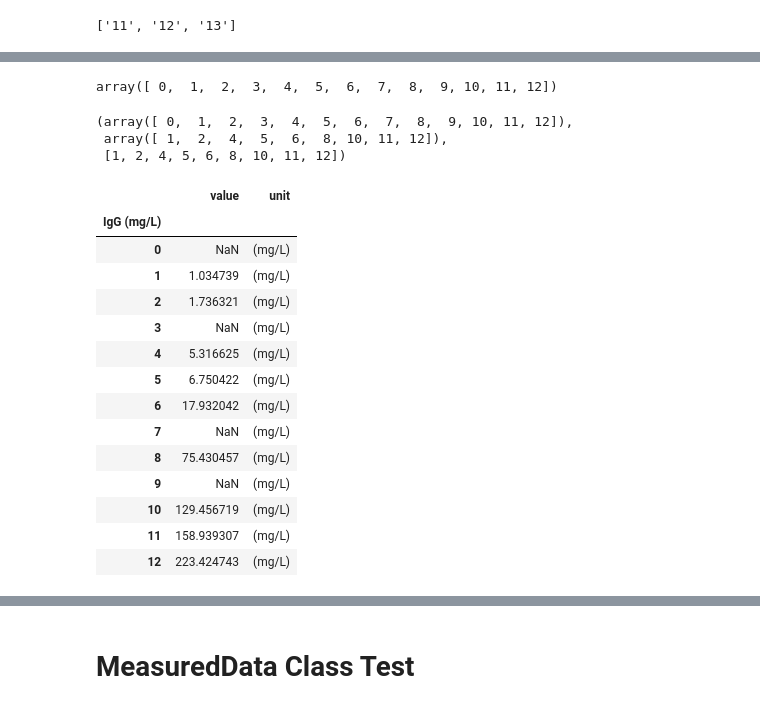
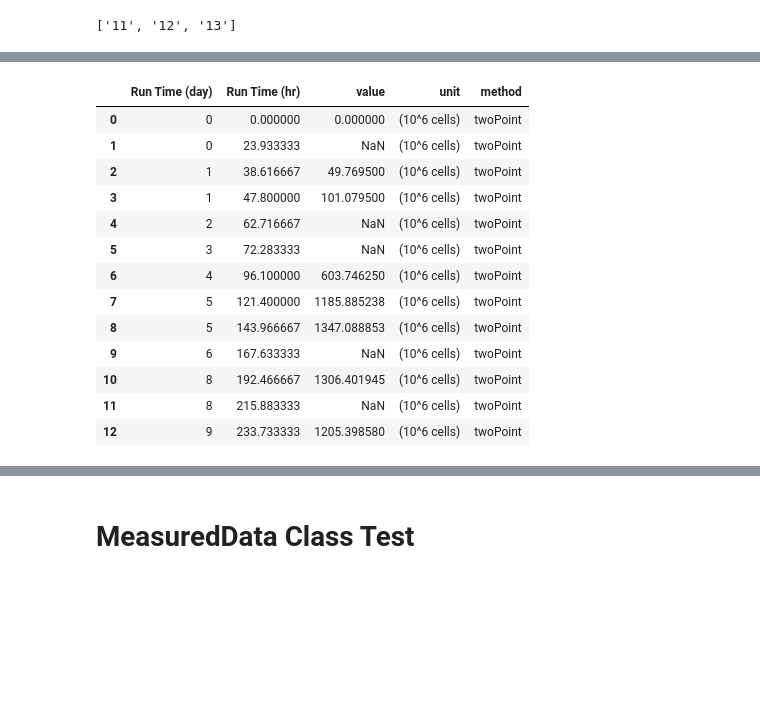
Before and after one commit to lu000285/CCDPApy, a Jupyter notebook: test.ipynb, the cells around one changed output, grey strips where cells are left out. Saved outputs shown, nothing was run; the diff lists cells and outputs as text; code cells hidden in the pictures; blank space fills up the shorter version.

```diff
--- a/test.ipynb
+++ b/test.ipynb
@@ -81,30 +80,0 @@ dict_keys(['cell', 'product', 'alanine'])
-# %%
-cell = exp_handler.get_species('cell')
-cell.vcc_index
-# %% [output]
-array([ 0,  1,  2,  3,  4,  5,  6,  7,  8,  9, 10, 11, 12])
-# %%
-igg = exp_handler.get_species('product')
-igg.vcc_index, igg.index, igg.measurement_index
-# %% [output]
-(array([ 0,  1,  2,  3,  4,  5,  6,  7,  8,  9, 10, 11, 12]),
- array([ 1,  2,  4,  5,  6,  8, 10, 11, 12]),
- [1, 2, 4, 5, 6, 8, 10, 11, 12])
-# %%
-igg.production
-# %% [output]
-|  | value | unit |
-| IgG (mg/L) |  |  |
-| 0 | NaN | (mg/L) |
-| 1 | 1.034739 | (mg/L) |
-| 2 | 1.736321 | (mg/L) |
-| 3 | NaN | (mg/L) |
-| 4 | 5.316625 | (mg/L) |
-| 5 | 6.750422 | (mg/L) |
-| 6 | 17.932042 | (mg/L) |
-| 7 | NaN | (mg/L) |
-| 8 | 75.430457 | (mg/L) |
-| 9 | NaN | (mg/L) |
-| 10 | 129.456719 | (mg/L) |
-| 11 | 158.939307 | (mg/L) |
-| 12 | 223.424743 | (mg/L) |
@@ -110,0 +87,17 @@ igg.production
+# %%
+cell.cumulative_conc
+# %% [output]
+|  | Run Time (day) | Run Time (hr) | value | unit | method |
+| 0 | 0 | 0.000000 | 0.000000 | (10^6 cells) | twoPoint |
+| 1 | 0 | 23.933333 | NaN | (10^6 cells) | twoPoint |
+| 2 | 1 | 38.616667 | 49.769500 | (10^6 cells) | twoPoint |
+| 3 | 1 | 47.800000 | 101.079500 | (10^6 cells) | twoPoint |
+| 4 | 2 | 62.716667 | NaN | (10^6 cells) | twoPoint |
+| 5 | 3 | 72.283333 | NaN | (10^6 cells) | twoPoint |
+| 6 | 4 | 96.100000 | 603.746250 | (10^6 cells) | twoPoint |
+| 7 | 5 | 121.400000 | 1185.885238 | (10^6 cells) | twoPoint |
+| 8 | 5 | 143.966667 | 1347.088853 | (10^6 cells) | twoPoint |
+| 9 | 6 | 167.633333 | NaN | (10^6 cells) | twoPoint |
+| 10 | 8 | 192.466667 | 1306.401945 | (10^6 cells) | twoPoint |
+| 11 | 8 | 215.883333 | NaN | (10^6 cells) | twoPoint |
+| 12 | 9 | 233.733333 | 1205.398580 | (10^6 cells) | twoPoint |
```
Also changed, not shown: parts of 9 cells of this notebook, 2 other files.
